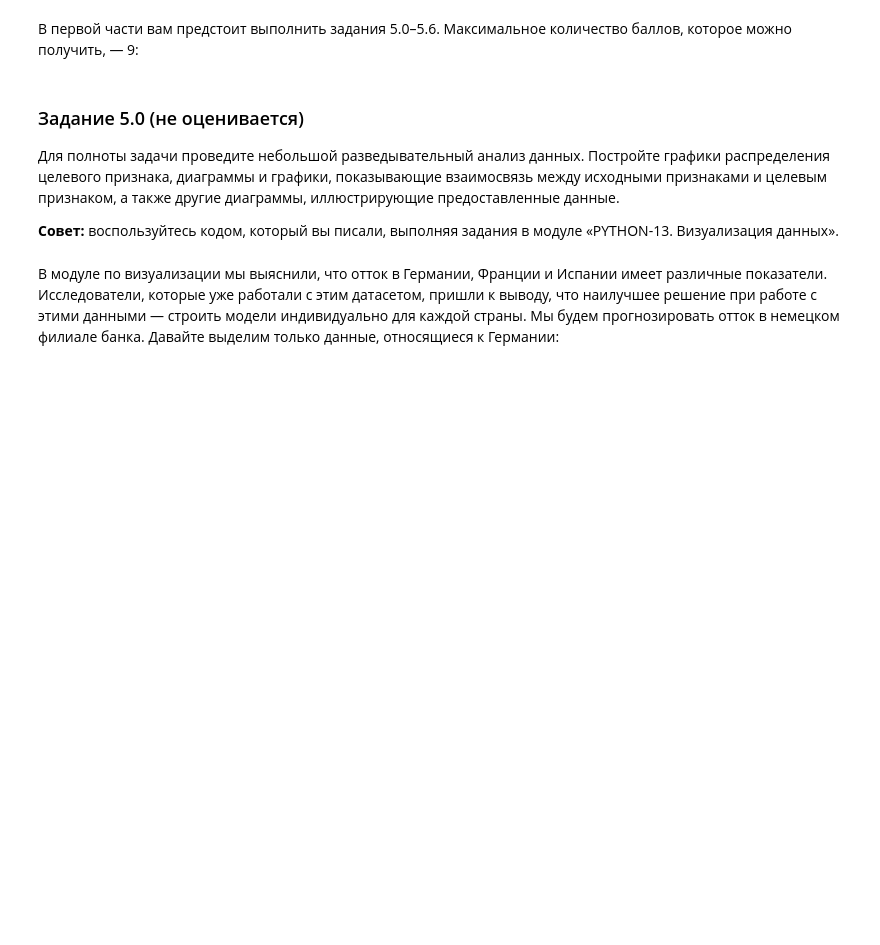
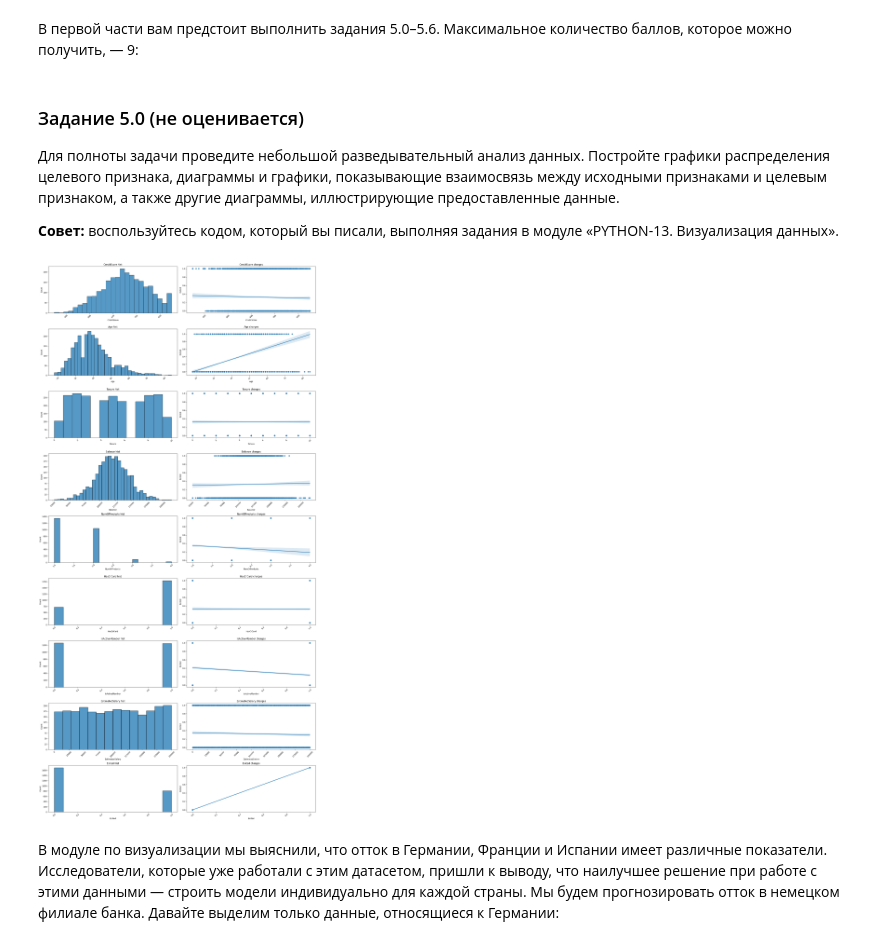
Before and after one commit to Lepnik/data_science_lnv, a Jupyter notebook: ML/ML-3/ML-3._Практика._Ноутбук-Lepnik.ipynb, the cells around one changed output. Cells and saved outputs as stored; diff of their text form; code cells hidden in the pictures; blank space fills up the shorter version.

```diff
--- a/ML/ML-3/ML-3._Практика._Ноутбук-Lepnik.ipynb
+++ b/ML/ML-3/ML-3._Практика._Ноутбук-Lepnik.ipynb
@@ -37,7 +37,7 @@ from sklearn import preprocessing #предобработка данных
 # %% [markdown]
 Итак, прочитаем нашу таблицу:
 # %%
-churn_data = pd.read_csv('data/churn.csv')
+churn_data = pd.read_csv('churn.csv')
 churn_data.head()
 # %% [output]
 |  | RowNumber | CustomerId | Surname | CreditScore | Geography | Gender | Age | Tenure | Balance | ... |
@@ -58,6 +58,32 @@ churn_data.head()
 **Совет:** воспользуйтесь кодом, который вы писали, выполняя задания в модуле «PYTHON-13. Визуализация данных».
 # %%
 # Ваш код здесь
+"""churn_data['Gender'] = churn_data['Gender'].apply(lambda x:1 if x=='Male' else 0)
+#churn_data.describe()
+pd.get_dummies(churn_data['Geography'])
+churn_data.info()#,'\n')"""
+
+types = churn_data.dtypes
+num_features =types[(types != 'object')].index
+nn_features =types[(types == 'object')].index
+n = len(num_features) #количество числовых признаков
+fig, axis = plt.subplots(n, 2, figsize = (20, 40)) # фигура + n х 2 координатных плоскостей
+for i, feature in enumerate(num_features): #i- индекс, feature - название признака в таблице
+    #Строим гистограмму распределения признака
+    histplot = sns.histplot(data=churn_data, x=feature, ax=axis[i][0])
+    #Добавляем подпись графику
+    histplot.set_title('{} hist'.format(feature))
+    #Добавляем поворот отметок на оси абсцисс
+    histplot.xaxis.set_tick_params(rotation=45)
+    #Строим диаграмму рассеяния + линейную регрессию
+    regplot = sns.regplot(data=churn_data, x=feature, y='Exited', ax=axis[i][1])
+    #Добавляем подпись графику
+    regplot.set_title('{} charges'.format(feature))
+    #Добавляем поворот отметок на оси абсцисс
+    regplot.xaxis.set_tick_params(rotation=45)
+plt.tight_layout()
+# %% [output]
+[figure, added]
 # %% [markdown]
 В модуле по визуализации мы выяснили, что отток в Германии, Франции и Испании имеет различные показатели. Исследователи, которые уже работали с этим датасетом, пришли к выводу, что наилучшее решение при работе с этими данными — строить модели индивидуально для каждой страны. Мы будем прогнозировать отток в немецком филиале банка. Давайте выделим только данные, относящиеся к Германии:
 # %%
```
Also changed, not shown: parts of 5 cells of this notebook.
